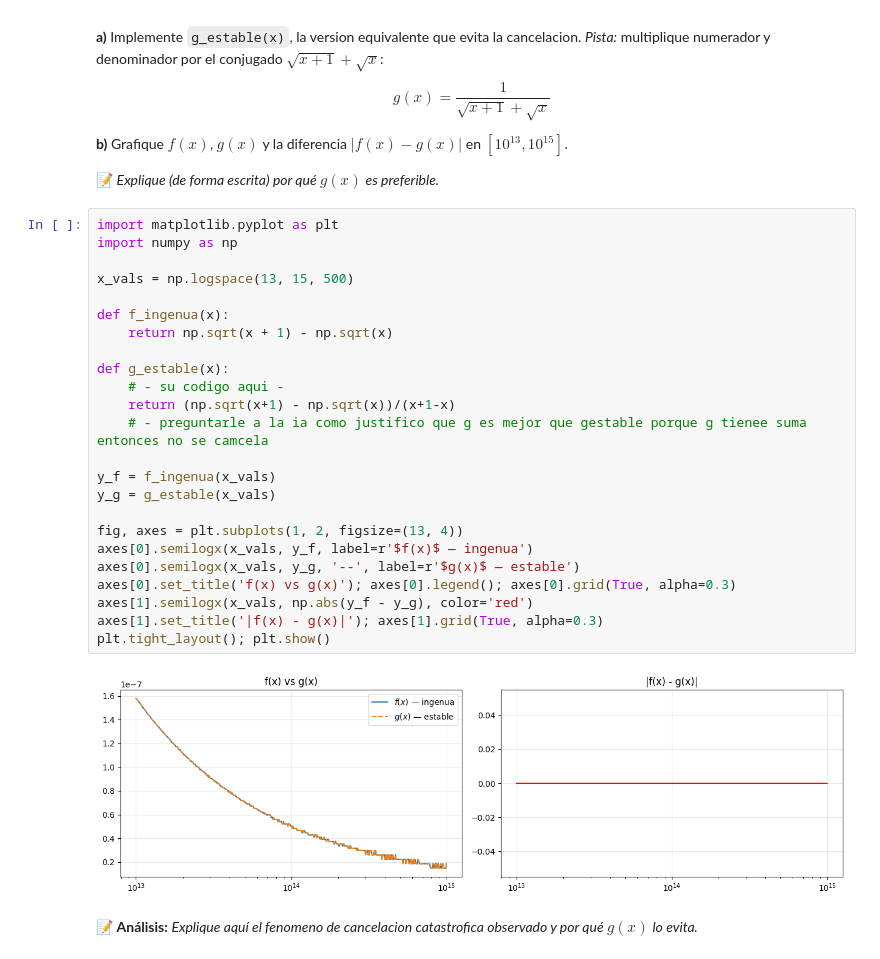
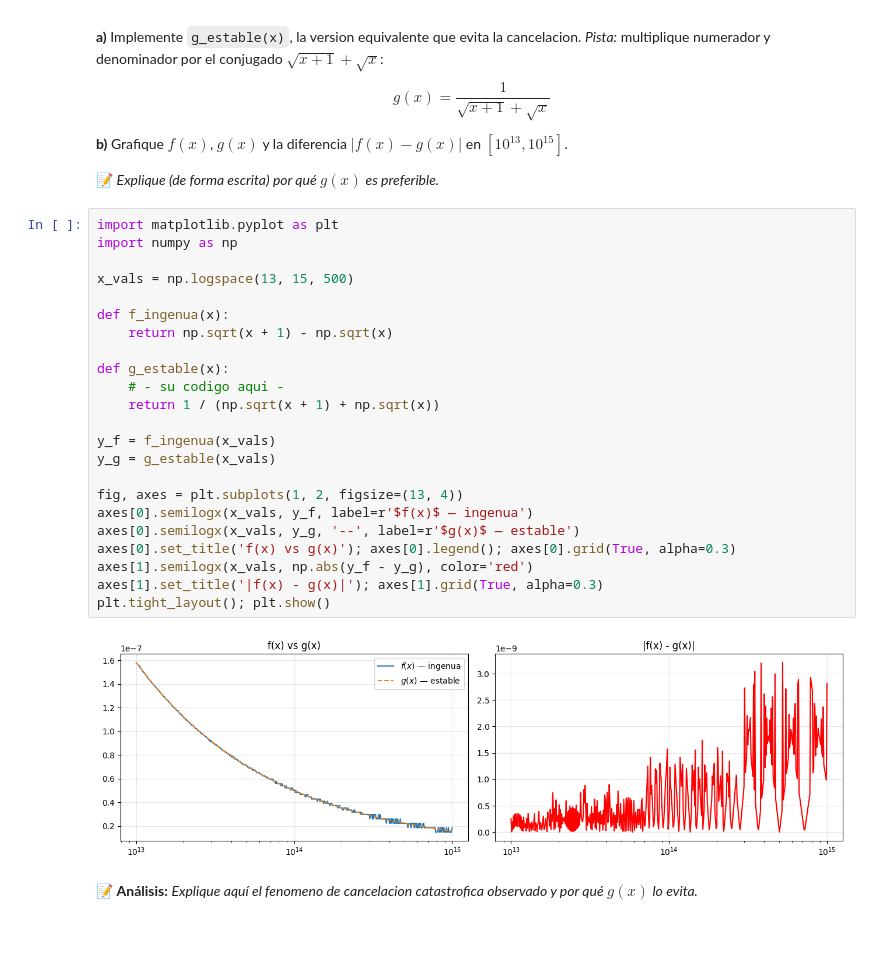
Before and after one commit to Samy0301/Numerica, a Jupyter notebook: Evaluacion_Final_MatNum.ipynb, the cells around one changed output. Drawn from its saved outputs; the diff is of its cells as text.

```diff
--- a/Evaluacion_Final_MatNum.ipynb
+++ b/Evaluacion_Final_MatNum.ipynb
@@ -134,29 +134,28 @@ $$g(x) = \frac{1}{\sqrt{x+1}+\sqrt{x}}$$
 # %%
 import matplotlib.pyplot as plt
 import numpy as np
 
 x_vals = np.logspace(13, 15, 500)
 
 def f_ingenua(x):
     return np.sqrt(x + 1) - np.sqrt(x)
 
 def g_estable(x):
     # - su codigo aqui -
-    return (np.sqrt(x+1) - np.sqrt(x))/(x+1-x)
-    # - preguntarle a la ia como justifico que g es mejor que gestable porque g tienee suma entonces no se camcela
+    return 1 / (np.sqrt(x + 1) + np.sqrt(x))
 
 y_f = f_ingenua(x_vals)
 y_g = g_estable(x_vals)
 
 fig, axes = plt.subplots(1, 2, figsize=(13, 4))
 axes[0].semilogx(x_vals, y_f, label=r'$f(x)$ — ingenua')
 axes[0].semilogx(x_vals, y_g, '--', label=r'$g(x)$ — estable')
 axes[0].set_title('f(x) vs g(x)'); axes[0].legend(); axes[0].grid(True, alpha=0.3)
 axes[1].semilogx(x_vals, np.abs(y_f - y_g), color='red')
 axes[1].set_title('|f(x) - g(x)|'); axes[1].grid(True, alpha=0.3)
 plt.tight_layout(); plt.show()
 # %% [output]
-[figure, old version]
+[figure, new version]
 # %% [markdown]
 📝 **Análisis:** *Explique aquí el fenomeno de cancelacion catastrofica observado y por qué $g(x)$ lo evita.*
 # %% [markdown]
```
Also changed, not shown: parts of 3 cells of this notebook.
